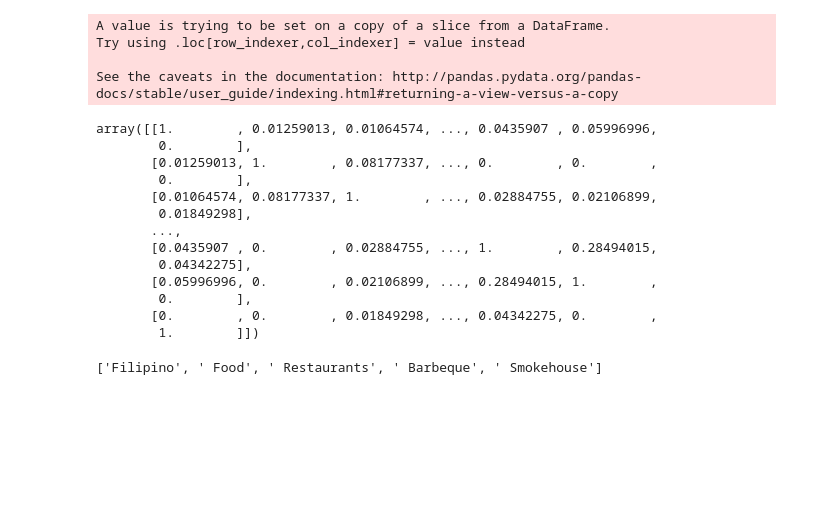
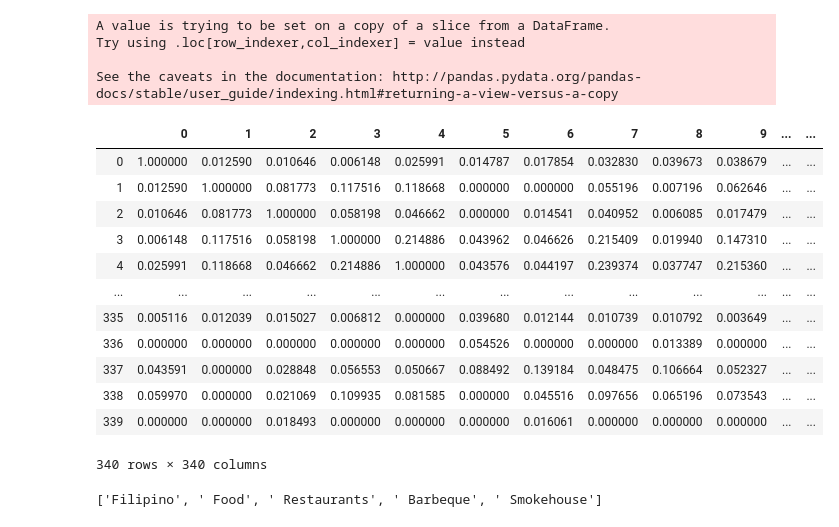
Before and after one commit to UhhBart/ci-yelp, a Jupyter notebook: Content Based Filtering.ipynb, the cells around one changed output. Drawn from its saved outputs; the diff is of its cells as text; code cells hidden in the pictures; blank space fills up the shorter version.

```diff
--- a/Content Based Filtering.ipynb
+++ b/Content Based Filtering.ipynb
@@ -119,23 +130,23 @@ Try using .loc[row_indexer,col_indexer] = value instead
 
 See the caveats in the documentation: http://pandas.pydata.org/pandas-docs/stable/user_guide/indexing.html#returning-a-view-versus-a-copy
 # %%
-similarity_matrix = linear_kernel(overview_matrix,overview_matrix)
+similarity_matrix = pd.DataFrame(linear_kernel(overview_matrix, overview_matrix))
 
 display(similarity_matrix)
 # %% [output]
+|  | 0 | 1 | 2 | 3 | 4 | 5 | 6 | 7 | 8 | 9 | ... | ... |
+| 0 | 1.000000 | 0.012590 | 0.010646 | 0.006148 | 0.025991 | 0.014787 | 0.017854 | 0.032830 | 0.039673 | 0.038679 | ... | ... |
+| 1 | 0.012590 | 1.000000 | 0.081773 | 0.117516 | 0.118668 | 0.000000 | 0.000000 | 0.055196 | 0.007196 | 0.062646 | ... | ... |
+| 2 | 0.010646 | 0.081773 | 1.000000 | 0.058198 | 0.046662 | 0.000000 | 0.014541 | 0.040952 | 0.006085 | 0.017479 | ... | ... |
+| 3 | 0.006148 | 0.117516 | 0.058198 | 1.000000 | 0.214886 | 0.043962 | 0.046626 | 0.215409 | 0.019940 | 0.147310 | ... | ... |
+| 4 | 0.025991 | 0.118668 | 0.046662 | 0.214886 | 1.000000 | 0.043576 | 0.044197 | 0.239374 | 0.037747 | 0.215360 | ... | ... |
+| ... | ... | ... | ... | ... | ... | ... | ... | ... | ... | ... | ... | ... |
+| 335 | 0.005116 | 0.012039 | 0.015027 | 0.006812 | 0.000000 | 0.039680 | 0.012144 | 0.010739 | 0.010792 | 0.003649 | ... | ... |
+| 336 | 0.000000 | 0.000000 | 0.000000 | 0.000000 | 0.000000 | 0.054526 | 0.000000 | 0.000000 | 0.013389 | 0.000000 | ... | ... |
+| 337 | 0.043591 | 0.000000 | 0.028848 | 0.056553 | 0.050667 | 0.088492 | 0.139184 | 0.048475 | 0.106664 | 0.052327 | ... | ... |
+| 338 | 0.059970 | 0.000000 | 0.021069 | 0.109935 | 0.081585 | 0.000000 | 0.045516 | 0.097656 | 0.065196 | 0.073543 | ... | ... |
+| 339 | 0.000000 | 0.000000 | 0.018493 | 0.000000 | 0.000000 | 0.000000 | 0.016061 | 0.000000 | 0.000000 | 0.000000 | ... | ... |
-array([[1.        , 0.01259013, 0.01064574, ..., 0.0435907 , 0.05996996,
-        0.        ],
-       [0.01259013, 1.        , 0.08177337, ..., 0.        , 0.        ,
-        0.        ],
-       [0.01064574, 0.08177337, 1.        , ..., 0.02884755, 0.02106899,
-        0.01849298],
-       ...,
-       [0.0435907 , 0.        , 0.02884755, ..., 1.        , 0.28494015,
-        0.04342275],
-       [0.05996996, 0.        , 0.02106899, ..., 0.28494015, 1.        ,
-        0.        ],
-       [0.        , 0.        , 0.01849298, ..., 0.04342275, 0.        ,
-        1.        ]])
+340 rows × 340 columns
 # %%
 mapping = pd.Series(reviews_training.index, index = reviews_training["text"])
 # %%
```
Also changed, not shown: parts of 8 cells of this notebook.
